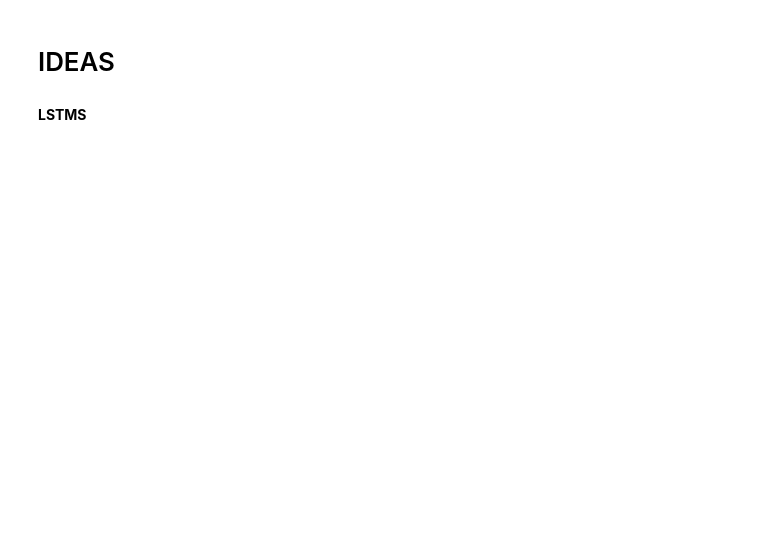
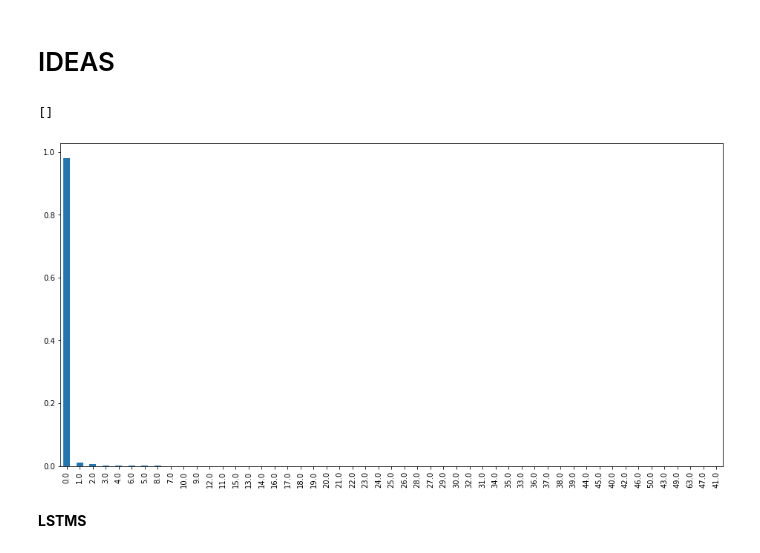
Before and after one commit to xSchon/BP, a Jupyter notebook: Preprocessing.ipynb, the cells around one changed output. Drawn from its saved outputs; the diff is of its cells as text; code cells hidden in the pictures; blank space fills up the shorter version.

```diff
--- a/Preprocessing.ipynb
+++ b/Preprocessing.ipynb
@@ -706,5 +784,11 @@ plt.show()
 # %% [markdown]
 # IDEAS
+# %%
+all_daily_sales.quantity_sold.value_counts(normalize=True).plot(kind='bar')
+plt.plot()
+# %% [output]
+[]
+[figure, added]
 # %% [markdown]
 **LSTMS**
 # %%
```
Also changed, not shown: parts of 52 cells of this notebook.
